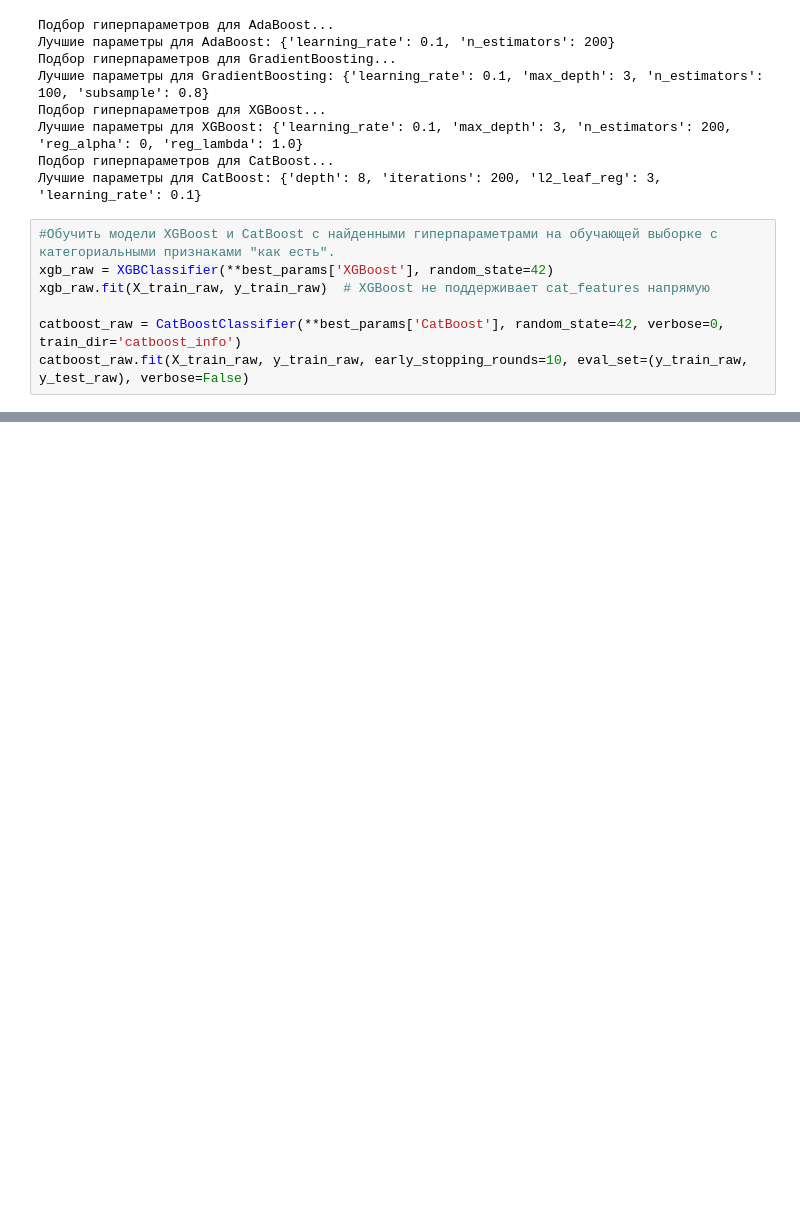
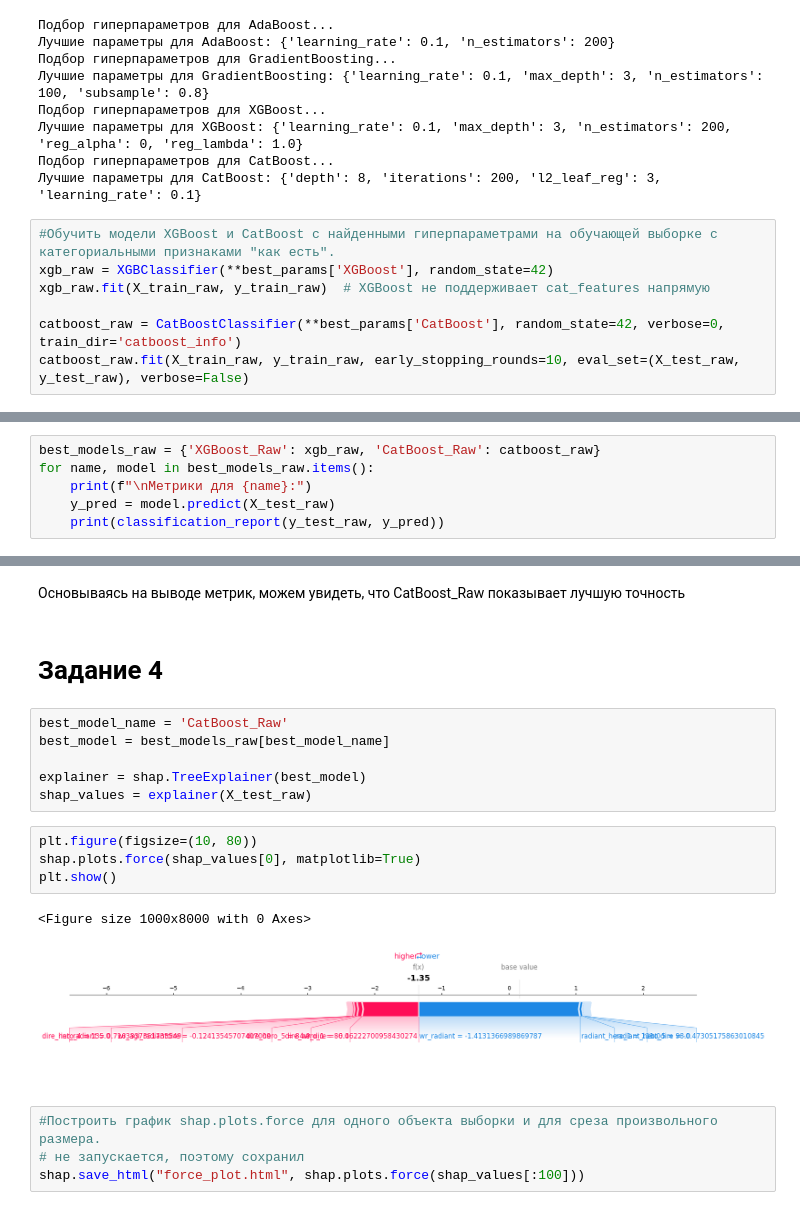
Before and after one commit to ZotRoma/AIT-2025, a Jupyter notebook: lab6/6132_ЗотовРА_lab_6_Градиентный_бустинг.ipynb, the cells around one changed output, grey strips where cells are left out. Saved outputs shown, nothing was run; the diff lists cells and outputs as text; blank space fills up the shorter version.

```diff
--- a/lab6/6132_ЗотовРА_lab_6_Градиентный_бустинг.ipynb
+++ b/lab6/6132_ЗотовРА_lab_6_Градиентный_бустинг.ipynb
@@ -334,4 +333,4 @@ xgb_raw = XGBClassifier(**best_params['XGBoost'], random_state=42)
 xgb_raw.fit(X_train_raw, y_train_raw)  # XGBoost не поддерживает cat_features напрямую
 
 catboost_raw = CatBoostClassifier(**best_params['CatBoost'], random_state=42, verbose=0, train_dir='catboost_info')
-catboost_raw.fit(X_train_raw, y_train_raw, early_stopping_rounds=10, eval_set=(y_train_raw, y_test_raw), verbose=False)
+catboost_raw.fit(X_train_raw, y_train_raw, early_stopping_rounds=10, eval_set=(X_test_raw, y_test_raw), verbose=False)
@@ -337,0 +362,6 @@ catboost_raw.fit(X_train_raw, y_train_raw, early_stopping_rounds=10, eval_set=(y
+# %%
+best_models_raw = {'XGBoost_Raw': xgb_raw, 'CatBoost_Raw': catboost_raw}
+for name, model in best_models_raw.items():
+    print(f"\nМетрики для {name}:")
+    y_pred = model.predict(X_test_raw)
+    print(classification_report(y_test_raw, y_pred))
@@ -337,0 +389,21 @@ catboost_raw.fit(X_train_raw, y_train_raw, early_stopping_rounds=10, eval_set=(y
+# %% [markdown]
+Основываясь на выводе метрик, можем увидеть, что CatBoost_Raw показывает лучшую точность
+# %% [markdown]
+# Задание 4
+# %%
+best_model_name = 'CatBoost_Raw'
+best_model = best_models_raw[best_model_name]
+
+explainer = shap.TreeExplainer(best_model)
+shap_values = explainer(X_test_raw)
+# %%
+plt.figure(figsize=(10, 80))
+shap.plots.force(shap_values[0], matplotlib=True)
+plt.show()
+# %% [output]
+<Figure size 1000x8000 with 0 Axes>
+[figure, added]
+# %%
+#Построить график shap.plots.force для одного объекта выборки и для среза произвольного размера.
+# не запускается, поэтому сохранил
+shap.save_html("force_plot.html", shap.plots.force(shap_values[:100]))
```
Also changed, not shown: parts of 17 cells of this notebook.
